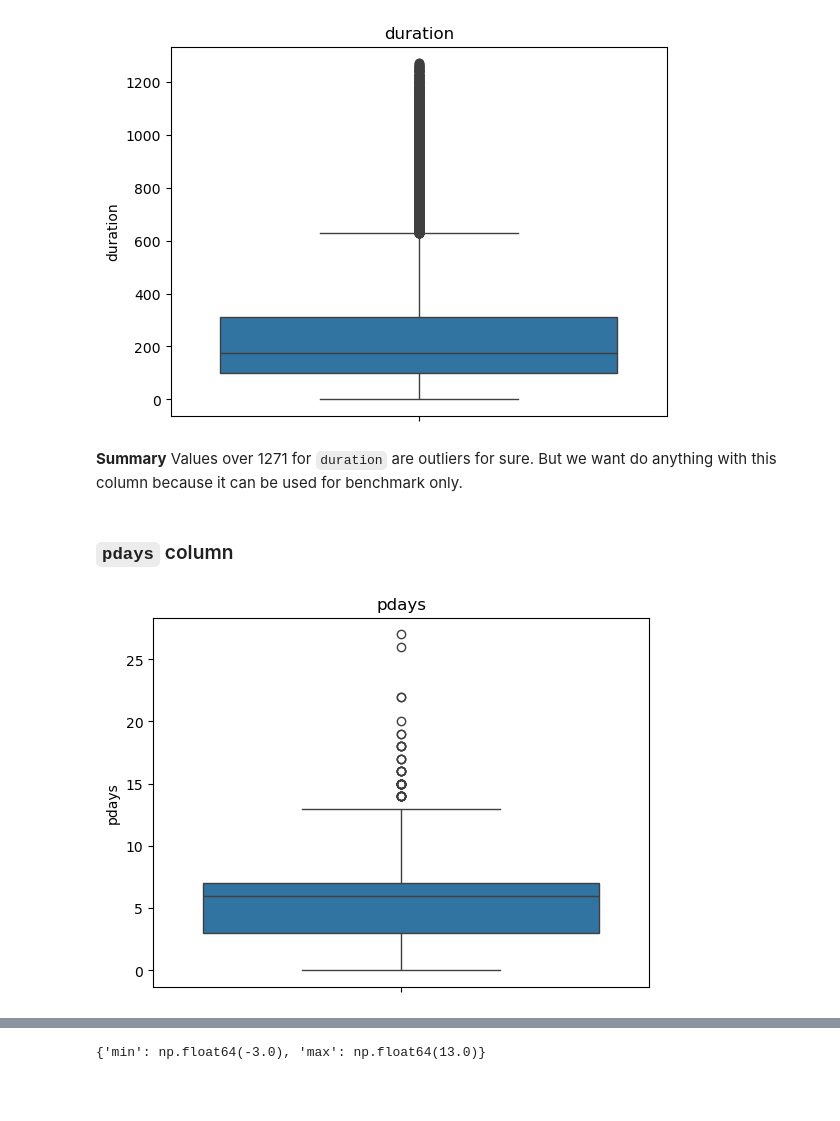
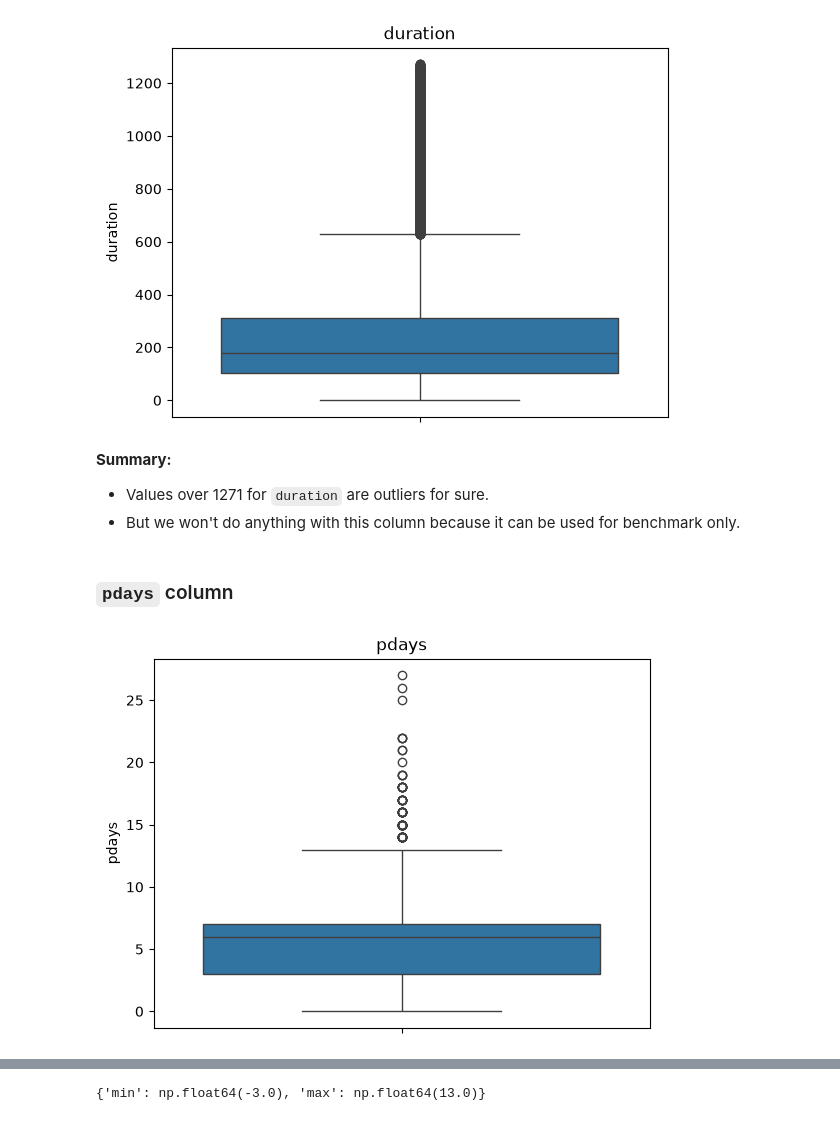
Before and after one commit to spznk/predict-deposit, a Jupyter notebook: predict-term-deposit.ipynb, the cells around one changed output, grey strips where cells are left out. Drawn from its saved outputs; the diff is of its cells as text; code cells hidden in the pictures; blank space fills up the shorter version.

```diff
--- a/predict-term-deposit.ipynb
+++ b/predict-term-deposit.ipynb
@@ -108,8 +95,7 @@ len(numeric_cols), len(categorical_cols)
 # %%
 # Transform target to numeric values
 target_map = {'yes': 1, 'no': 0}
-train_df[target_col] = train_df[target_col].map(target_map)
-val_df[target_col] = val_df[target_col].map(target_map)
+raw_df['y'] = raw_df['y'].map(target_map)
 
-val_df[target_col]
+raw_df['y']
 # %% [output]
@@ -277,17 +280,18 @@ plt.show()
 # %% [output]
 [figure]
 # %% [markdown]
-**Summary**
-Values over 1271 for `duration` are outliers for sure. But we want do anything with this column because it can be used for benchmark only.
+**Summary:**
+- Values over 1271 for `duration` are outliers for sure.
+- But we won't do anything with this column because it can be used for benchmark only.
 # %% [markdown]
 ### `pdays` column
 # %%
-# In 'pdays' value 999 means no previous contact,
-# let's build boxplot without it
-train_pdays_no999 = train_df[train_df['pdays'] != 999]['pdays']
-sns.boxplot(train_pdays_no999)
+# In 'pdays' value 999 means no previous contact
+# Show boxplot without it
+pdays_no999 = raw_df[raw_df['pdays'] != 999]['pdays']
+sns.boxplot(pdays_no999)
 plt.title('pdays')
 plt.show()
 # %% [output]
-[figure, old version]
+[figure, new version]
 # %%
```
Also changed, not shown: parts of 143 cells of this notebook, 2 other files.
